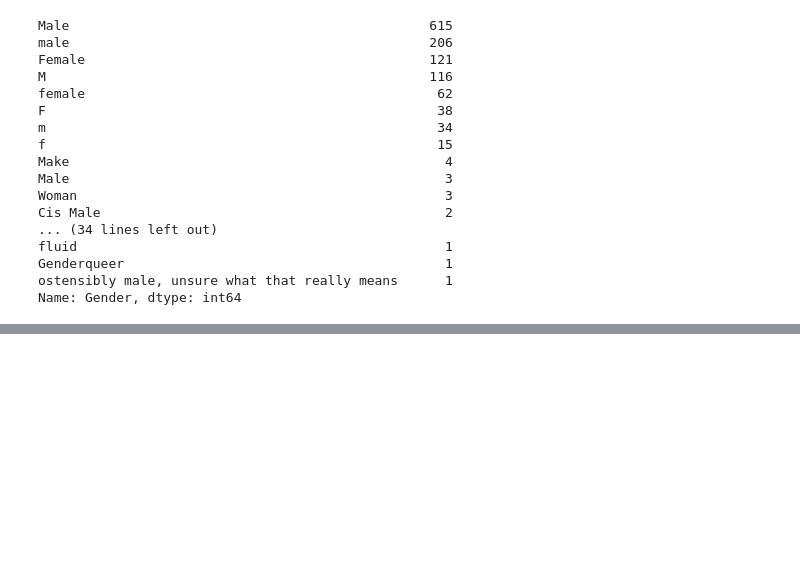
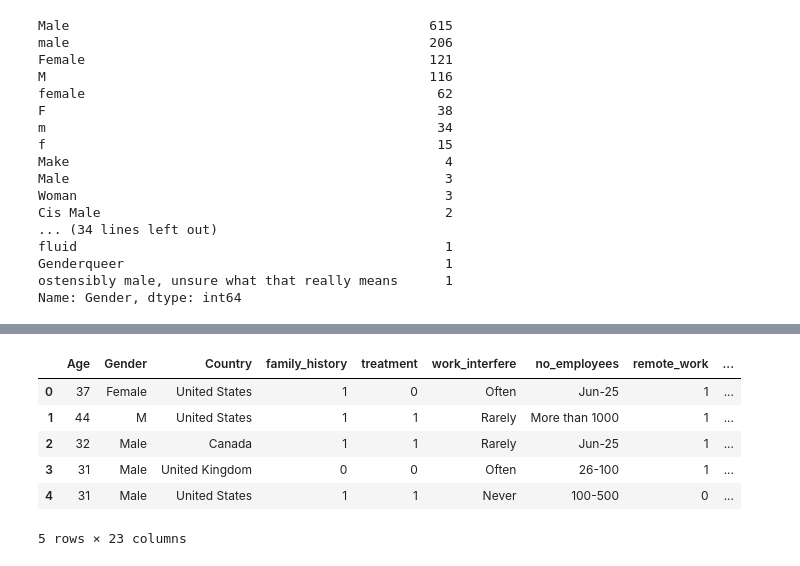
Before and after one commit to halkua/Final-project, a Jupyter notebook: Final project.ipynb, the cells around one changed output, grey strips where cells are left out. Drawn from its saved outputs; the diff is of its cells as text; code cells hidden in the pictures; blank space fills up the shorter version.

```diff
--- a/Final project.ipynb
+++ b/Final project.ipynb
@@ -232,0 +269,18 @@ Name: Gender, dtype: int64
+# %%
+data1.phys_health_interview = data1.phys_health_interview.apply(lambda x: 0 if x == 'Yes' else 1)
+# %%
+data1.mental_vs_physical = data1.mental_vs_physical.apply(lambda x: 0 if x == 'Yes' else 1)
+# %%
+data1.obs_consequence = data1.obs_consequence.apply(lambda x: 0 if x == 'Yes' else 1)
+# %%
+data1.anonymity = data1.anonymity.apply(lambda x: 0 if x == 'Yes' else 1)
+# %%
+data1.head()
+# %% [output]
+|  | Age | Gender | Country | family_history | treatment | work_interfere | no_employees | remote_work | ... |
+| 0 | 37 | Female | United States | 1 | 0 | Often | Jun-25 | 1 | ... |
+| 1 | 44 | M | United States | 1 | 1 | Rarely | More than 1000 | 1 | ... |
+| 2 | 32 | Male | Canada | 1 | 1 | Rarely | Jun-25 | 1 | ... |
+| 3 | 31 | Male | United Kingdom | 0 | 0 | Often | 26-100 | 1 | ... |
+| 4 | 31 | Male | United States | 1 | 1 | Never | 100-500 | 0 | ... |
+5 rows × 23 columns
```
Also changed, not shown: parts of 19 cells of this notebook.
